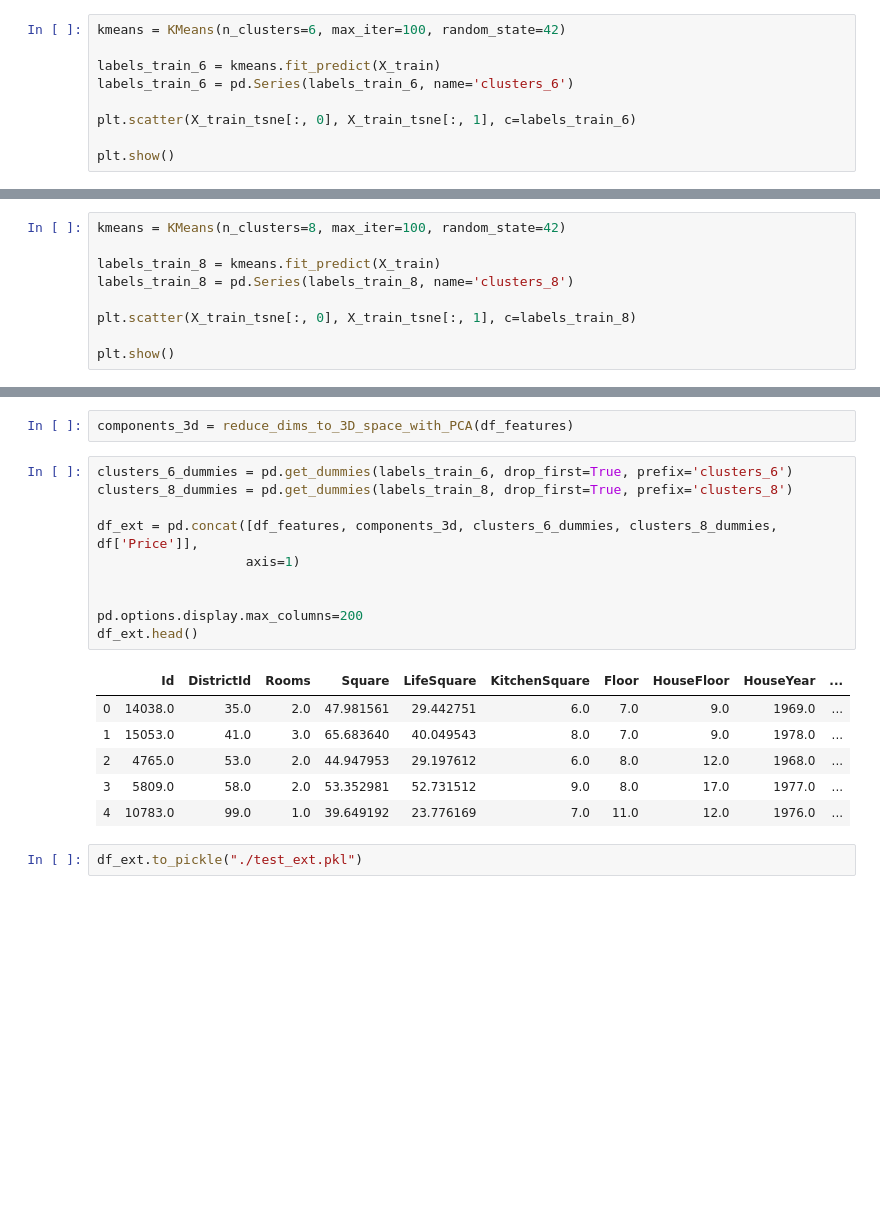
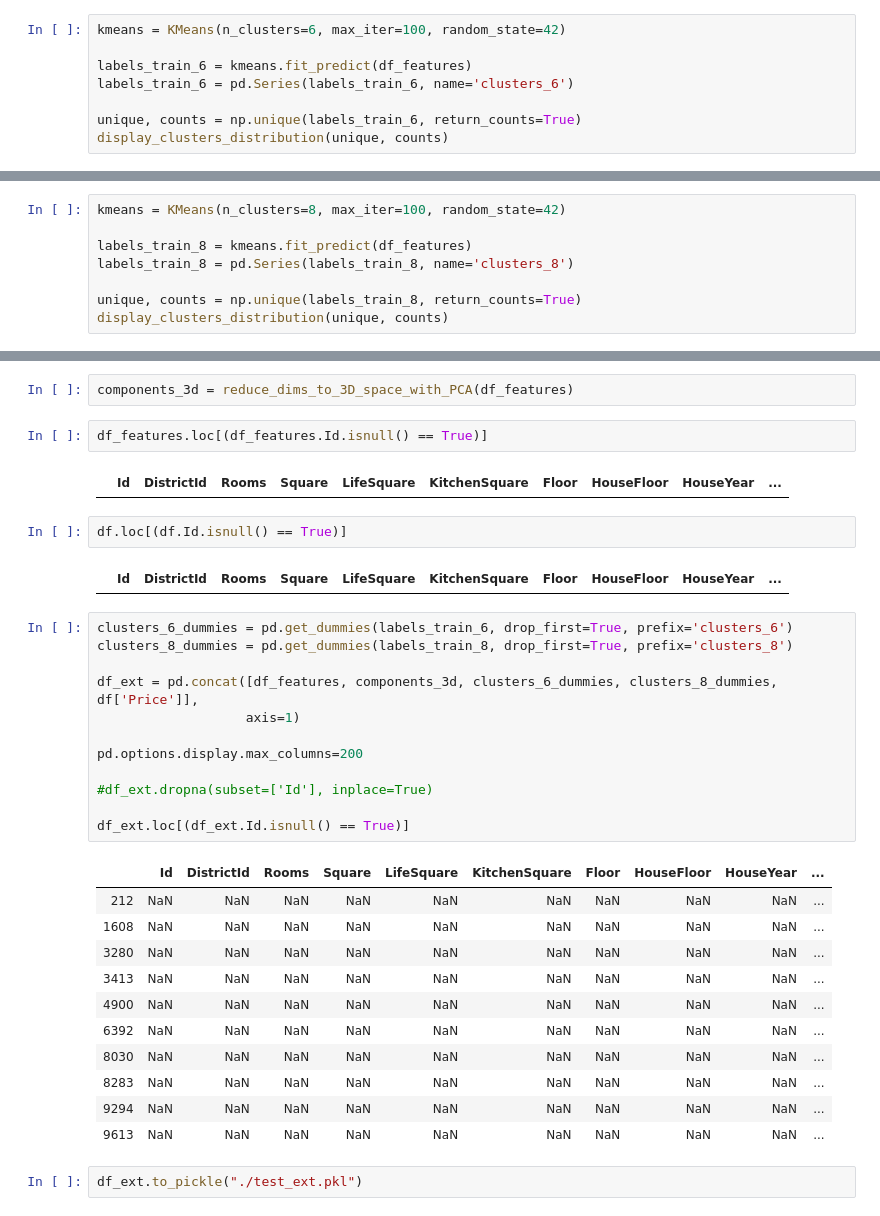
Before and after one commit to comrade747/python, a Jupyter notebook: project_task/ErshovAA_workbook1.ipynb, the cells around one changed output, grey strips where cells are left out. Drawn from its saved outputs; the diff is of its cells as text; blank space fills up the shorter version.

```diff
--- a/project_task/ErshovAA_workbook1.ipynb
+++ b/project_task/ErshovAA_workbook1.ipynb
@@ -828,10 +814,9 @@ plt.show()
 # %%
 kmeans = KMeans(n_clusters=6, max_iter=100, random_state=42)
 
-labels_train_6 = kmeans.fit_predict(X_train)
+labels_train_6 = kmeans.fit_predict(df_features)
 labels_train_6 = pd.Series(labels_train_6, name='clusters_6')
 
-plt.scatter(X_train_tsne[:, 0], X_train_tsne[:, 1], c=labels_train_6)
-
-plt.show()
+unique, counts = np.unique(labels_train_6, return_counts=True)
+display_clusters_distribution(unique, counts)
 # %% [output]
@@ -839,10 +824,9 @@ plt.show()
 # %%
 kmeans = KMeans(n_clusters=8, max_iter=100, random_state=42)
 
-labels_train_8 = kmeans.fit_predict(X_train)
+labels_train_8 = kmeans.fit_predict(df_features)
 labels_train_8 = pd.Series(labels_train_8, name='clusters_8')
 
-plt.scatter(X_train_tsne[:, 0], X_train_tsne[:, 1], c=labels_train_8)
-
-plt.show()
+unique, counts = np.unique(labels_train_8, return_counts=True)
+display_clusters_distribution(unique, counts)
 # %% [output]
@@ -860,22 +834,37 @@ display_clusters_distribution(unique, counts)
 # %%
 components_3d = reduce_dims_to_3D_space_with_PCA(df_features)
+# %%
+df_features.loc[(df_features.Id.isnull() == True)]
+# %% [output]
+|  | Id | DistrictId | Rooms | Square | LifeSquare | KitchenSquare | Floor | HouseFloor | HouseYear | ... |
+# %%
+df.loc[(df.Id.isnull() == True)]
+# %% [output]
+|  | Id | DistrictId | Rooms | Square | LifeSquare | KitchenSquare | Floor | HouseFloor | HouseYear | ... |
 # %%
 clusters_6_dummies = pd.get_dummies(labels_train_6, drop_first=True, prefix='clusters_6')
 clusters_8_dummies = pd.get_dummies(labels_train_8, drop_first=True, prefix='clusters_8')
 
 df_ext = pd.concat([df_features, components_3d, clusters_6_dummies, clusters_8_dummies, df['Price']],
                    axis=1)
 
+pd.options.display.max_columns=200
 
-pd.options.display.max_columns=200
-df_ext.head()
+#df_ext.dropna(subset=['Id'], inplace=True)
+
+df_ext.loc[(df_ext.Id.isnull() == True)]
 # %% [output]
 |  | Id | DistrictId | Rooms | Square | LifeSquare | KitchenSquare | Floor | HouseFloor | HouseYear | ... |
-| 0 | 14038.0 | 35.0 | 2.0 | 47.981561 | 29.442751 | 6.0 | 7.0 | 9.0 | 1969.0 | ... |
-| 1 | 15053.0 | 41.0 | 3.0 | 65.683640 | 40.049543 | 8.0 | 7.0 | 9.0 | 1978.0 | ... |
-| 2 | 4765.0 | 53.0 | 2.0 | 44.947953 | 29.197612 | 6.0 | 8.0 | 12.0 | 1968.0 | ... |
-| 3 | 5809.0 | 58.0 | 2.0 | 53.352981 | 52.731512 | 9.0 | 8.0 | 17.0 | 1977.0 | ... |
-| 4 | 10783.0 | 99.0 | 1.0 | 39.649192 | 23.776169 | 7.0 | 11.0 | 12.0 | 1976.0 | ... |
+| 212 | NaN | NaN | NaN | NaN | NaN | NaN | NaN | NaN | NaN | ... |
+| 1608 | NaN | NaN | NaN | NaN | NaN | NaN | NaN | NaN | NaN | ... |
+| 3280 | NaN | NaN | NaN | NaN | NaN | NaN | NaN | NaN | NaN | ... |
+| 3413 | NaN | NaN | NaN | NaN | NaN | NaN | NaN | NaN | NaN | ... |
+| 4900 | NaN | NaN | NaN | NaN | NaN | NaN | NaN | NaN | NaN | ... |
+| 6392 | NaN | NaN | NaN | NaN | NaN | NaN | NaN | NaN | NaN | ... |
+| 8030 | NaN | NaN | NaN | NaN | NaN | NaN | NaN | NaN | NaN | ... |
+| 8283 | NaN | NaN | NaN | NaN | NaN | NaN | NaN | NaN | NaN | ... |
+| 9294 | NaN | NaN | NaN | NaN | NaN | NaN | NaN | NaN | NaN | ... |
+| 9613 | NaN | NaN | NaN | NaN | NaN | NaN | NaN | NaN | NaN | ... |
 # %%
 df_ext.to_pickle("./test_ext.pkl")
 # %%
```
Also changed, not shown: parts of 22 cells of this notebook.
